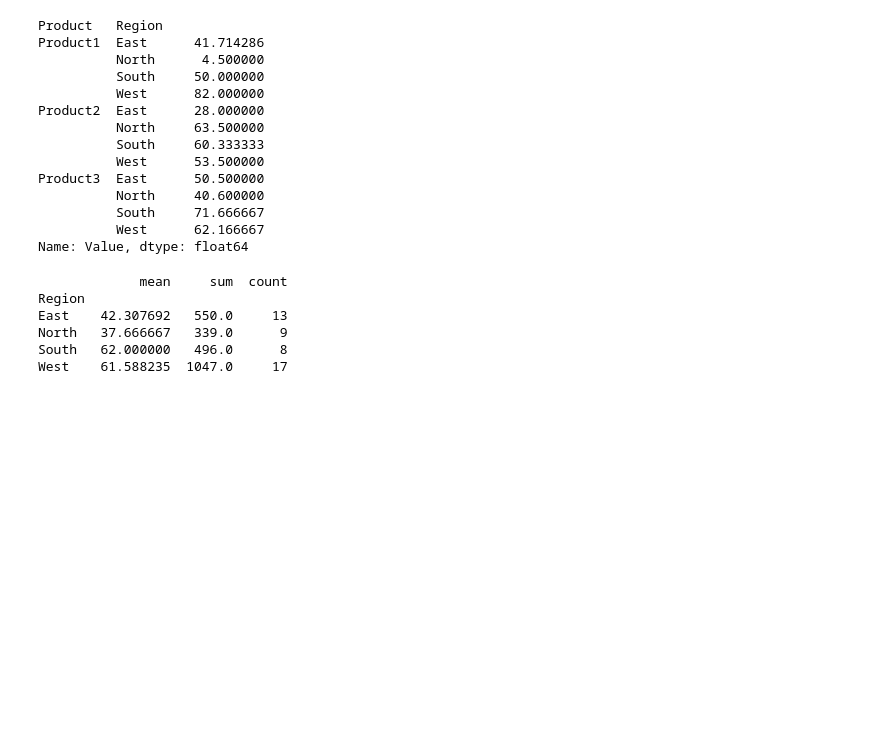
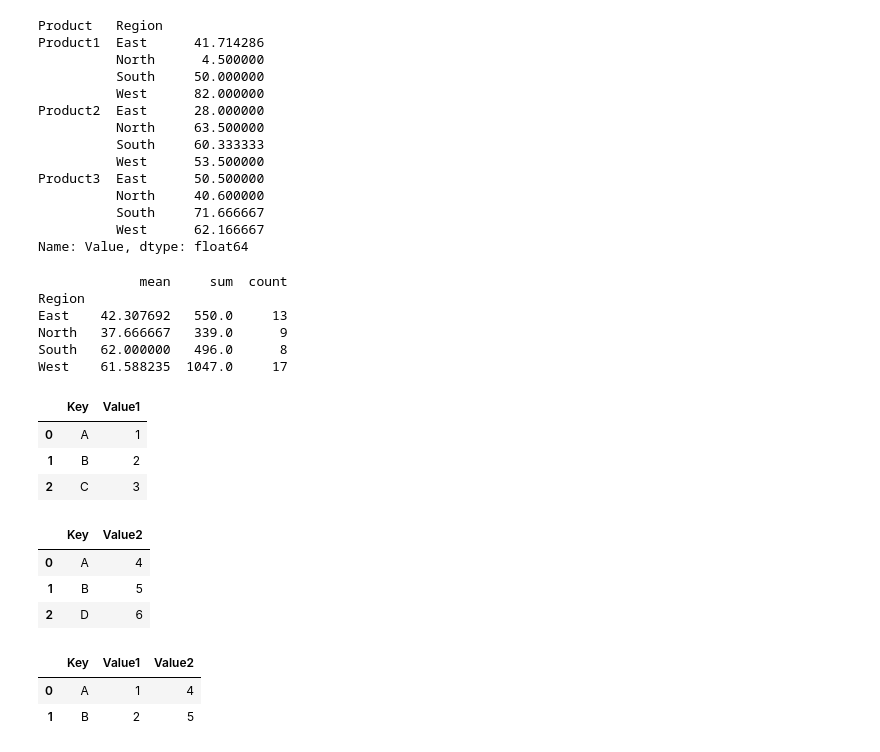
Before and after one commit to Parth0124/Python-Practice, a Jupyter notebook: Data Analysis/data_manipulation.ipynb, the cells around one changed output. Saved outputs shown, nothing was run; the diff lists cells and outputs as text; code cells hidden in the pictures; blank space fills up the shorter version.

```diff
--- a/Data Analysis/data_manipulation.ipynb
+++ b/Data Analysis/data_manipulation.ipynb
@@ -281,0 +287,22 @@ West    61.588235  1047.0     17
+# %%
+df1
+# %% [output]
+|  | Key | Value1 |
+| 0 | A | 1 |
+| 1 | B | 2 |
+| 2 | C | 3 |
+# %%
+df2
+# %% [output]
+|  | Key | Value2 |
+| 0 | A | 4 |
+| 1 | B | 5 |
+| 2 | D | 6 |
+# %%
+### merge the df on the key columns.
+
+pd.merge(df1,df2, on='Key', how='inner')
+# %% [output]
+|  | Key | Value1 | Value2 |
+| 0 | A | 1 | 4 |
+| 1 | B | 2 | 5 |
```
Also changed, not shown: parts of 4 cells of this notebook.
